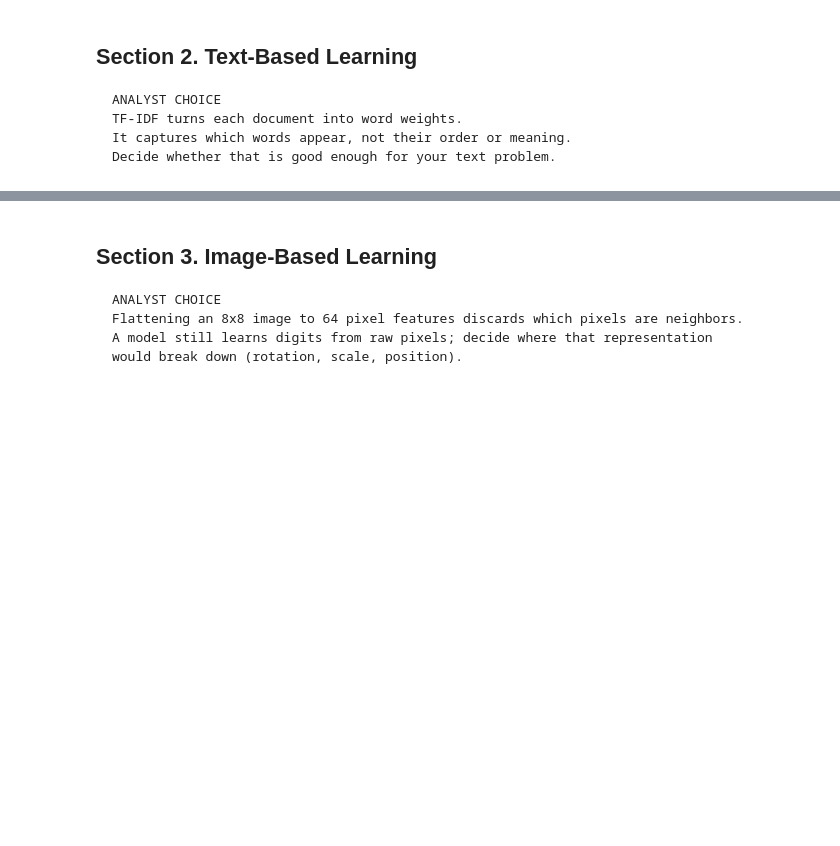
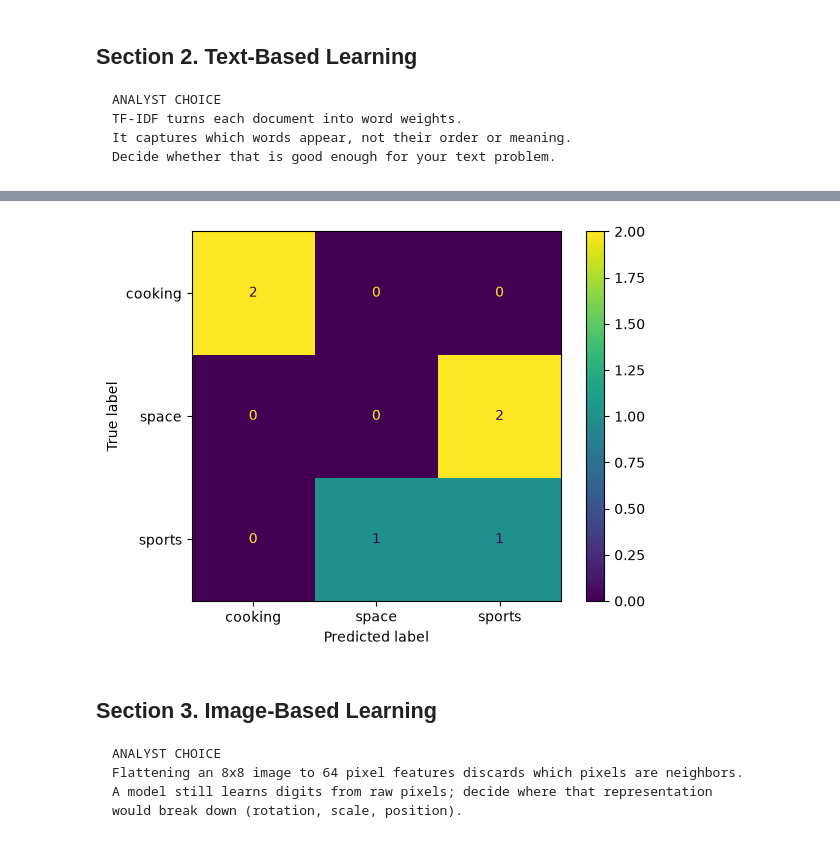
Before and after one commit to crsellinger/CS44670-Module-7, a Jupyter notebook: notebooks/ml_07_text_and_image_csellinger.ipynb, the cells around one changed output, grey strips where cells are left out. Cells and saved outputs as stored; diff of their text form; code cells hidden in the pictures; blank space fills up the shorter version.

```diff
--- a/notebooks/ml_07_text_and_image_csellinger.ipynb
+++ b/notebooks/ml_07_text_and_image_csellinger.ipynb
@@ -209,6 +209,7 @@ def run_text_pipeline() -> None:
 
     acc: float = float(accuracy_score(y_test, model.predict(X_test)))
     LOG.info(f"Text test accuracy: {acc:.3f}")
+    LOG.info(f"MCC: {matthews_corrcoef(y_test, model.predict(X_test))}")
 
     # Predict a couple of brand-new sentences.
     new_docs: list[str] = [
@@ -221,6 +222,8 @@ def run_text_pipeline() -> None:
 
     LOG.info("TF-IDF ignored word order. Did any misread sentence reveal that limit?")
 
+    ConfusionMatrixDisplay.from_estimator(model, X_test, y_test)
+
 
 run_text_pipeline()
 # %% [output]
@@ -233,3 +237,4 @@ run_text_pipeline()
+[figure, added]
 # %% [markdown]
 ## Section 3. Image-Based Learning
 
```
Also changed, not shown: parts of 5 cells of this notebook, 2 other files.
